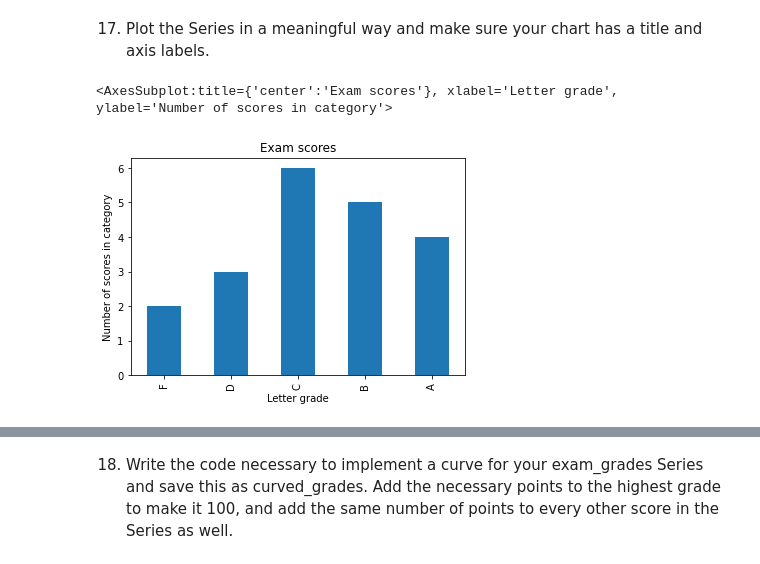
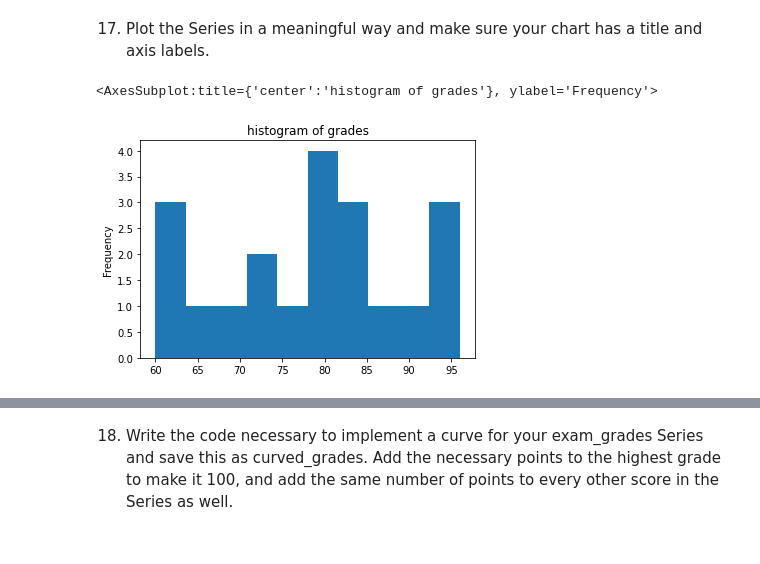
Before and after one commit to jesse-d-marder/numpy-pandas-visualization-exercises, a Jupyter notebook: pandas_series.ipynb, the cells around one changed output, grey strips where cells are left out. Saved outputs shown, nothing was run; the diff lists cells and outputs as text; code cells hidden in the pictures.

```diff
--- a/pandas_series.ipynb
+++ b/pandas_series.ipynb
@@ -377,9 +377,8 @@ dtype: float64
 median   79.0
 # %% [markdown]
 17. Plot the Series in a meaningful way and make sure your chart has a title and axis labels.
-# %%
-binned_scores = pd.cut(exam_scores, [0,60,70,80,90,100], labels =["F","D","C","B","A"])
-binned_scores.value_counts().reindex(binned_scores.cat.categories).plot.bar(title = "Exam scores", xlabel = "Letter grade", ylabel = "Number of scores in category")
-# %% [output]
-<AxesSubplot:title={'center':'Exam scores'}, xlabel='Letter grade', ylabel='Number of scores in category'>
-[figure, removed]
+# %%
+exam_scores.plot.hist(title = "histogram of grades", xlabel = "Grade")
+# %% [output]
+<AxesSubplot:title={'center':'histogram of grades'}, ylabel='Frequency'>
+[figure, added]
```
Also changed, not shown: parts of 5 cells of this notebook, 1 other file.
